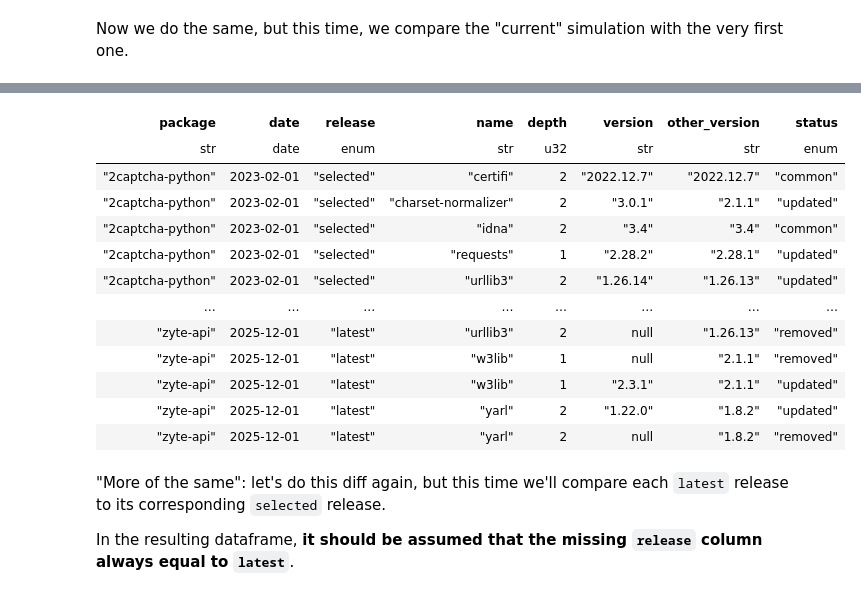
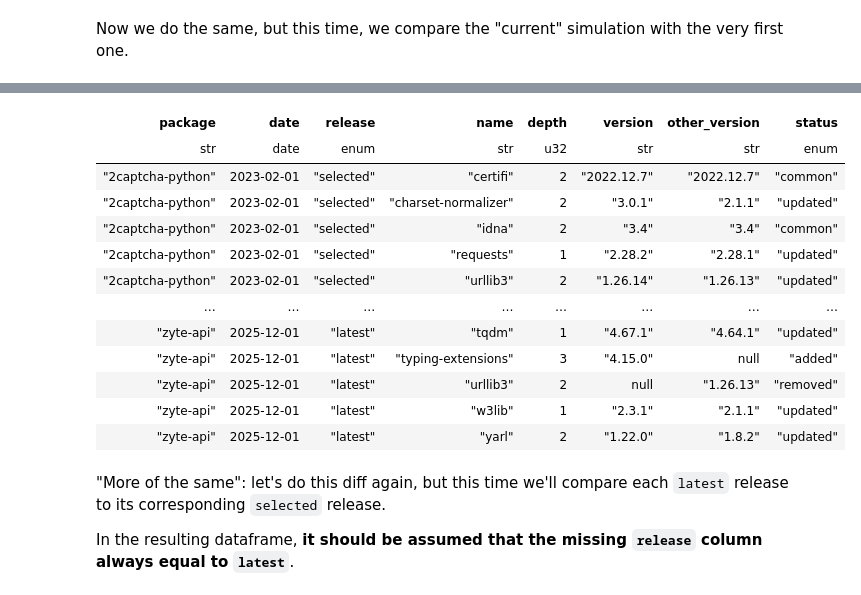
Before and after one commit to AlexandreDecan/secos-pypitree, a Jupyter notebook: notebooks/Compute dependency tree diffs.ipynb, the cells around one changed output, grey strips where cells are left out. Cells and saved outputs as stored; diff of their text form; code cells hidden in the pictures.

Commit message:
fix bug in computing diffs w.r.t. initial release/origin

```diff
--- a/notebooks/Compute dependency tree diffs.ipynb
+++ b/notebooks/Compute dependency tree diffs.ipynb
@@ -125,41 +125,49 @@ Now we do the same, but this time, we compare the "current" simulation with the
 # %%
 df_diffs_initial = (
     df_deps
-    # Get date of first simulation
-    .with_columns(
-        prev_date=pl.col('date').min()
+    # Get previous simulation
+    .pipe(lambda df: df.join(
+        other=df.unique('date').sort('date').select(
+            pl.col('date'),
+            pl.col('date').shift(1).alias('prev_date'),
+            pl.col('date').shift(-1).alias('next_date'),
+        ),
+        on='date',
+        how='left',
+    ))
+    # Identify added, removed, common and changed dependencies
+    .pipe(lambda df: df.join(
+            other=(
+                # Let's pretend that all simulations correspond to the first one
+                df
+                .filter(pl.col('date') == pl.col('date').min())
+                .select(pl.exclude('date', 'prev_date', 'next_date'))
+                .join(
+                    other=df.unique('date').sort('date').select(
+                        pl.col('date'),
+                        pl.col('date').shift(1).alias('prev_date'),
+                        pl.col('date').shift(-1).alias('next_date'),
+                    ),
+                    how='cross',
+                )
+            ),
+            left_on=['package', 'prev_date', 'release', 'name'],
+            right_on=['package', 'date', 'release', 'name'],
+            how='full',
+            coalesce=True,
+        )
+        .select(
+            'package', pl.coalesce('date', 'next_date_right'), 'release', 'name',
+            pl.coalesce('depth', 'depth_right'),
+            pl.col('version'),
+            pl.col('version_right').alias('other_version'),
+            status=pl.when(pl.col('version').is_null()).then(pl.lit('removed'))
+                .when(pl.col('version_right').is_null()).then(pl.lit('added'))
+                .when(pl.col('version') == pl.col('version_right')).then(pl.lit('common'))
+                .otherwise(pl.lit('updated')).cast(pl.Enum(['common', 'updated', 'added', 'removed'])),
+        )
     )
-    .join(
-        other=(
-             # Let's pretend all simulations have the set of dependencies of the initial one
-            df_deps
-            .filter(date=pl.col('date').min())
-            .select(pl.exclude('date'))
-            .join(
-                df_deps.unique('date').sort('date').select(
-                    pl.col('date'),
-                    pl.col('date').shift(1).alias('prev_date'),
-                    pl.col('date').shift(-1).alias('next_date'),
-                ),
-                how='cross'
-            )
-        ),
-        left_on=['package', 'prev_date', 'release', 'name'],
-        right_on=['package', 'date', 'release', 'name'],
-        how='full',
-        coalesce=True,
-    )
-    .select(
-        'package', pl.coalesce('date', 'next_date'), 'release', 'name',
-        pl.coalesce('depth', 'depth_right'),
-        pl.col('version'),
-        pl.col('version_right').alias('other_version'),
-        status=pl.when(pl.col('version').is_null()).then(pl.lit('removed'))
-            .when(pl.col('version_right').is_null()).then(pl.lit('added'))
-            .when(pl.col('version') == pl.col('version_right')).then(pl.lit('common'))
-            .otherwise(pl.lit('updated')).cast(pl.Enum(['common', 'updated', 'added', 'removed'])),
-    )
-    # Remove first snapshot, since everything is "common" there!
+    # Remove first snapshot, since everything is "added" there!
     .filter(pl.col('date') != pl.col('date').min())
     # Remove current package as a dependency
     .filter(pl.col('depth') > 0)
@@ -171,16 +179,16 @@ shape: (6_557_984, 8)
 | package | date | release | name | depth | version | other_version | status |
 | str | date | enum | str | u32 | str | str | enum |
 | "2captcha-python" | 2023-02-01 | "selected" | "certifi" | 2 | "2022.12.7" | "2022.12.7" | "common" |
 | "2captcha-python" | 2023-02-01 | "selected" | "charset-normalizer" | 2 | "3.0.1" | "2.1.1" | "updated" |
 | "2captcha-python" | 2023-02-01 | "selected" | "idna" | 2 | "3.4" | "3.4" | "common" |
 | "2captcha-python" | 2023-02-01 | "selected" | "requests" | 1 | "2.28.2" | "2.28.1" | "updated" |
 | "2captcha-python" | 2023-02-01 | "selected" | "urllib3" | 2 | "1.26.14" | "1.26.13" | "updated" |
 | … | … | … | … | … | … | … | … |
+| "zyte-api" | 2025-12-01 | "latest" | "tqdm" | 1 | "4.67.1" | "4.64.1" | "updated" |
+| "zyte-api" | 2025-12-01 | "latest" | "typing-extensions" | 3 | "4.15.0" | null | "added" |
 | "zyte-api" | 2025-12-01 | "latest" | "urllib3" | 2 | null | "1.26.13" | "removed" |
-| "zyte-api" | 2025-12-01 | "latest" | "w3lib" | 1 | null | "2.1.1" | "removed" |
 | "zyte-api" | 2025-12-01 | "latest" | "w3lib" | 1 | "2.3.1" | "2.1.1" | "updated" |
 | "zyte-api" | 2025-12-01 | "latest" | "yarl" | 2 | "1.22.0" | "1.8.2" | "updated" |
-| "zyte-api" | 2025-12-01 | "latest" | "yarl" | 2 | null | "1.8.2" | "removed" |
 # %%
 df_diffs_initial.write_parquet('../data/deps_diffs_origin.parquet')
 # %% [markdown]
```
Also changed, not shown: parts of 10 cells of this notebook, 1 other file.
